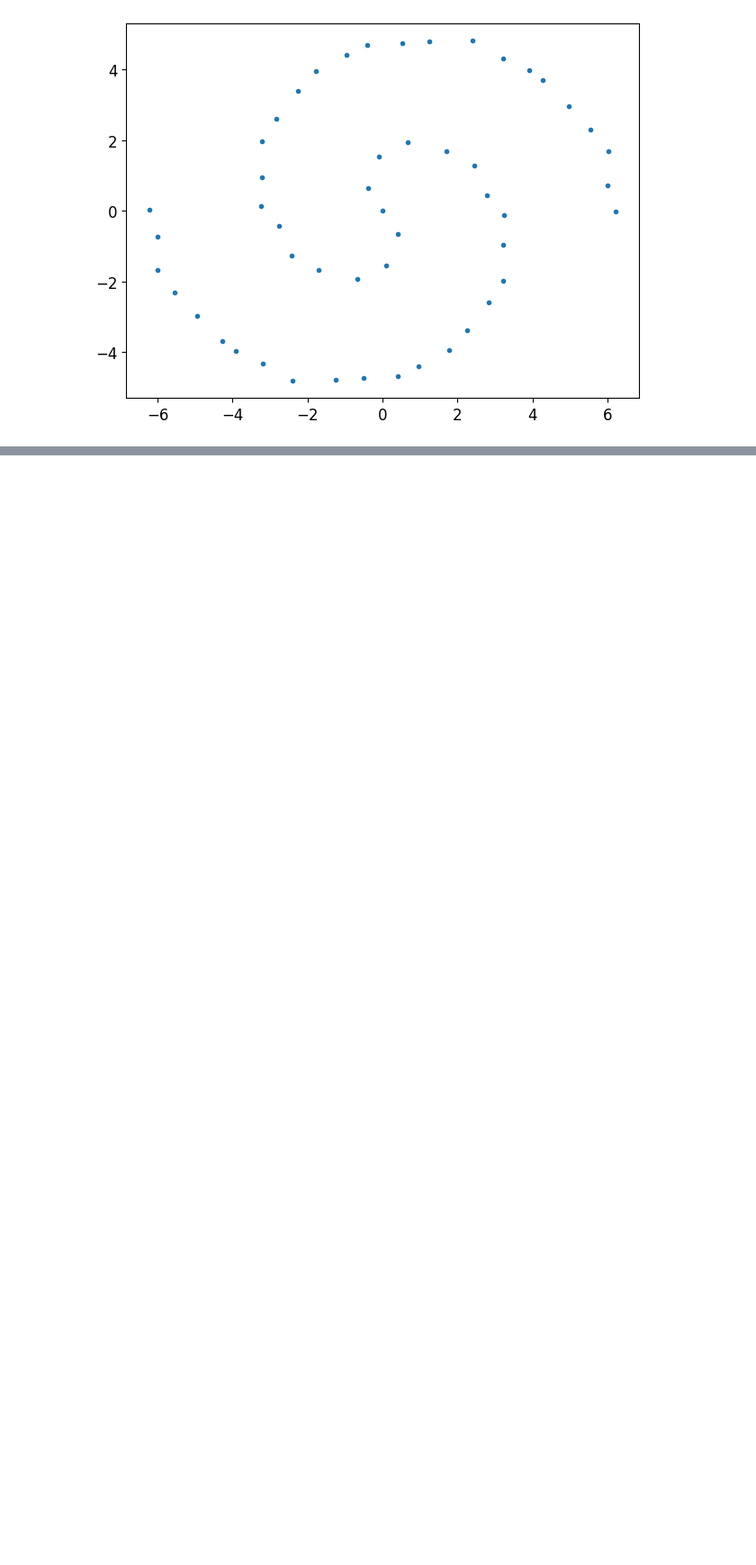
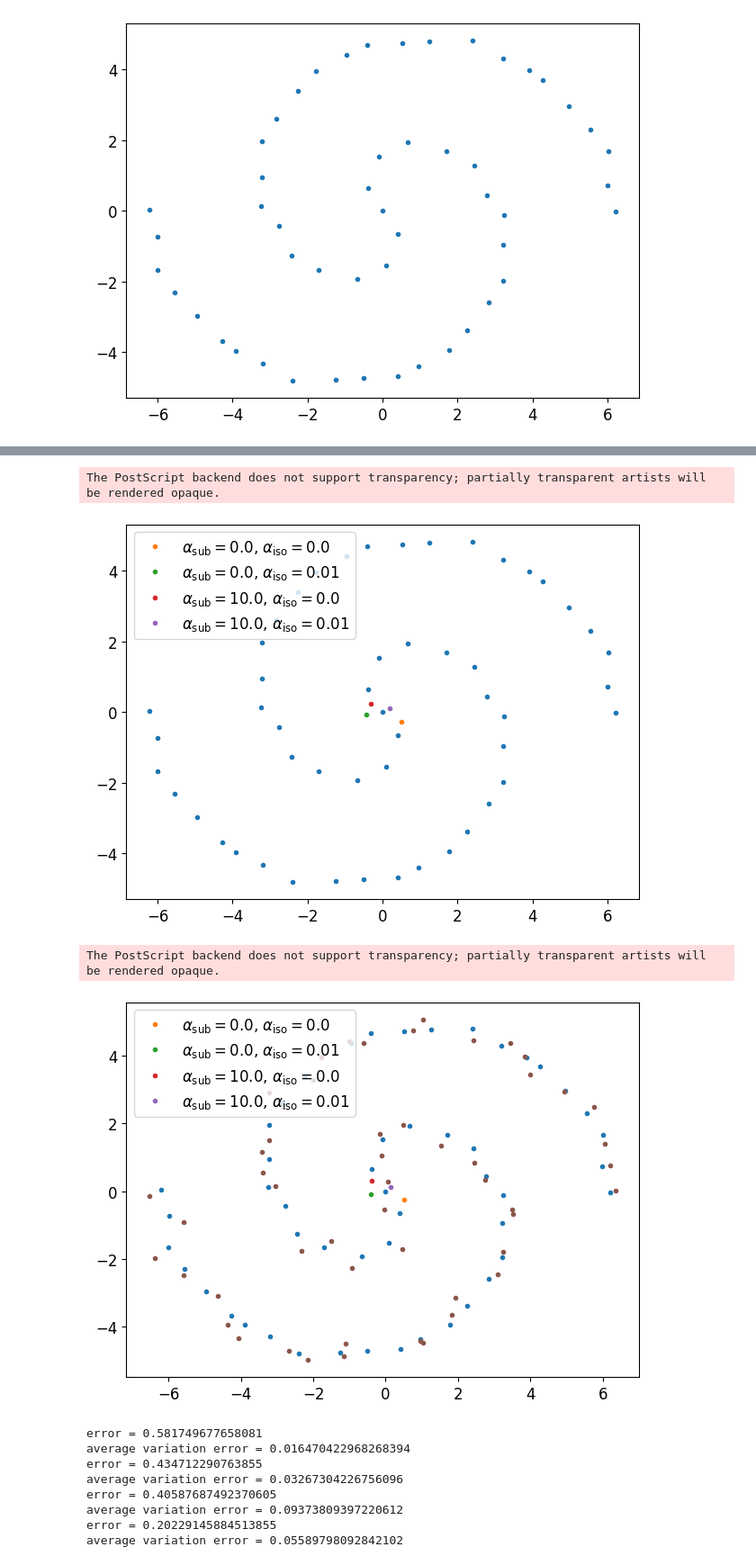
Before and after one commit to wdiepeveen/Pulling-back-symmetric-Riemannian-geometry-for-data-analysis, a Jupyter notebook: experiments/diffeomorphism_effects/evaluate_diffeomorphism_effects.ipynb, the cells around one changed output, grey strips where cells are left out. Shown: that part at 90% size. Saved outputs shown, nothing was run; the diff lists cells and outputs as text; code cells hidden in the pictures; blank space fills up the shorter version.

```diff
--- a/experiments/diffeomorphism_effects/evaluate_diffeomorphism_effects.ipynb
+++ b/experiments/diffeomorphism_effects/evaluate_diffeomorphism_effects.ipynb
@@ -108,0 +207,46 @@ s_z3 = s_offset
+# %%
+# plot barycentre
+plt.plot(s_data[:,0], s_data[:,1], '.')
+for i in range(2):
+    for j in range(2):
+        plt.plot(s_barycentre_dict[f"{i}{j}"][:,0].detach().numpy(), s_barycentre_dict[f"{i}{j}"][:,1].detach().numpy(), '.',
+                 label=figure_label_dict[f"{i}{j}"])
+
+plt.legend()
+plt.savefig(os.path.join(results_path,f"barycentre_on_s_M.eps"))
+plt.show()
+
+plt.plot(s_data[:,0], s_data[:,1], '.')
+for i in range(2):
+    for j in range(2):
+        plt.plot(s_barycentre_var_dict[f"{i}{j}"][:,0].detach().numpy(), s_barycentre_var_dict[f"{i}{j}"][:,1].detach().numpy(), '.',
+                 label=figure_label_dict[f"{i}{j}"])
+
+plt.plot(s_data_var[:,0], s_data_var[:,1], '.')
+
+plt.legend()
+plt.savefig(os.path.join(results_path,f"barycentre_on_s_M.eps"))
+plt.show()
+
+# print errors
+# print(f"error if perfect isometry = {isometry_error}")
+for i in range(2):
+    for j in range(2):
+        error = error_s_barycentre_dict[f"{i}{j}"]
+        print(f"error = {error.squeeze().detach().numpy()}")
+
+        var_error = error_s_barycentre_var_dict[f"{i}{j}"]
+        print(f"average variation error = {var_error.squeeze().detach().numpy()}")
+# %% [output]
+The PostScript backend does not support transparency; partially transparent artists will be rendered opaque.
+[figure, added]
+The PostScript backend does not support transparency; partially transparent artists will be rendered opaque.
+[figure, added]
+error = 0.581749677658081
+average variation error = 0.016470422968268394
+error = 0.434712290763855
+average variation error = 0.03267304226756096
+error = 0.40587687492370605
+average variation error = 0.09373809397220612
+error = 0.20229145884513855
+average variation error = 0.05589798092842102
```
Also changed, not shown: parts of 13 cells of this notebook, 20 other files.
